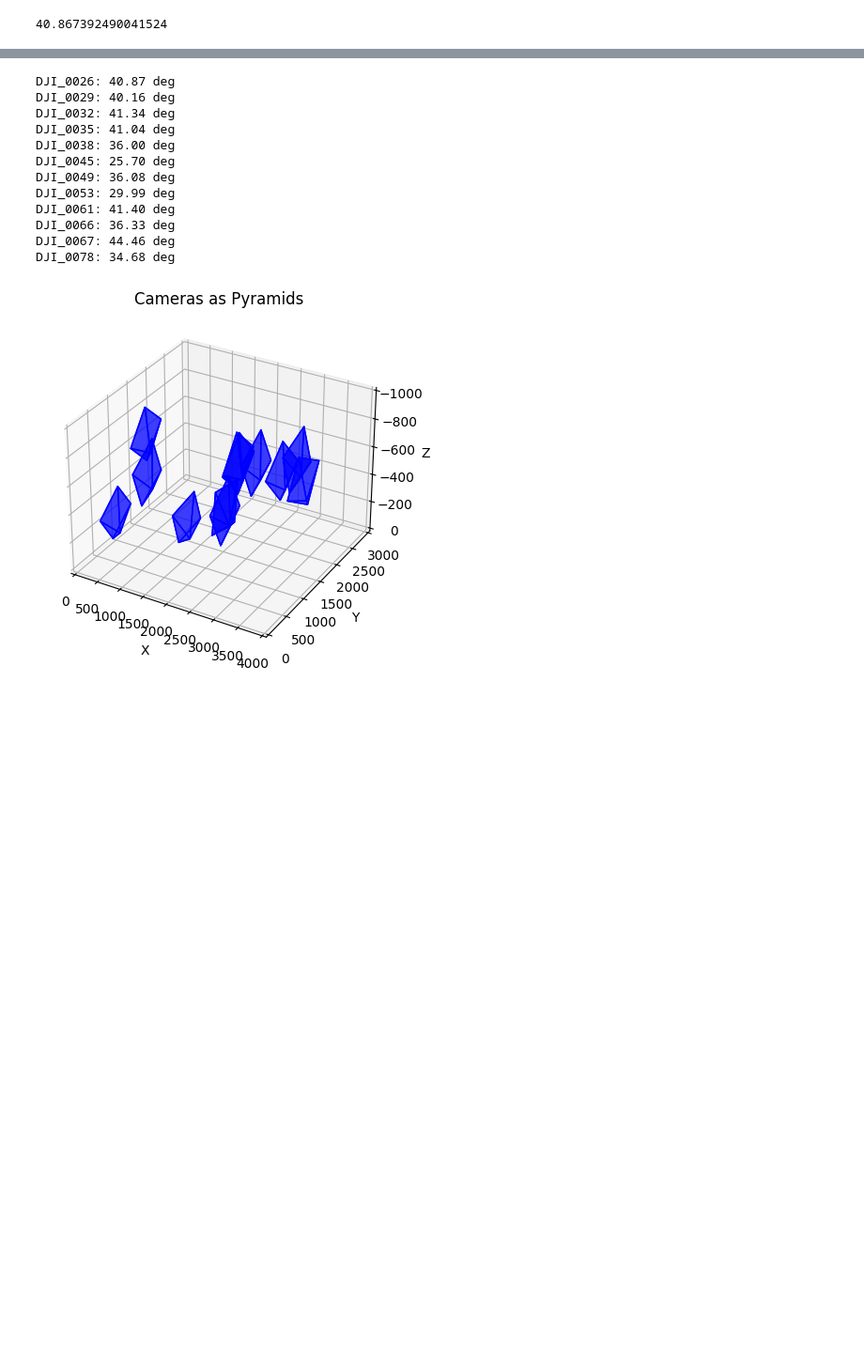
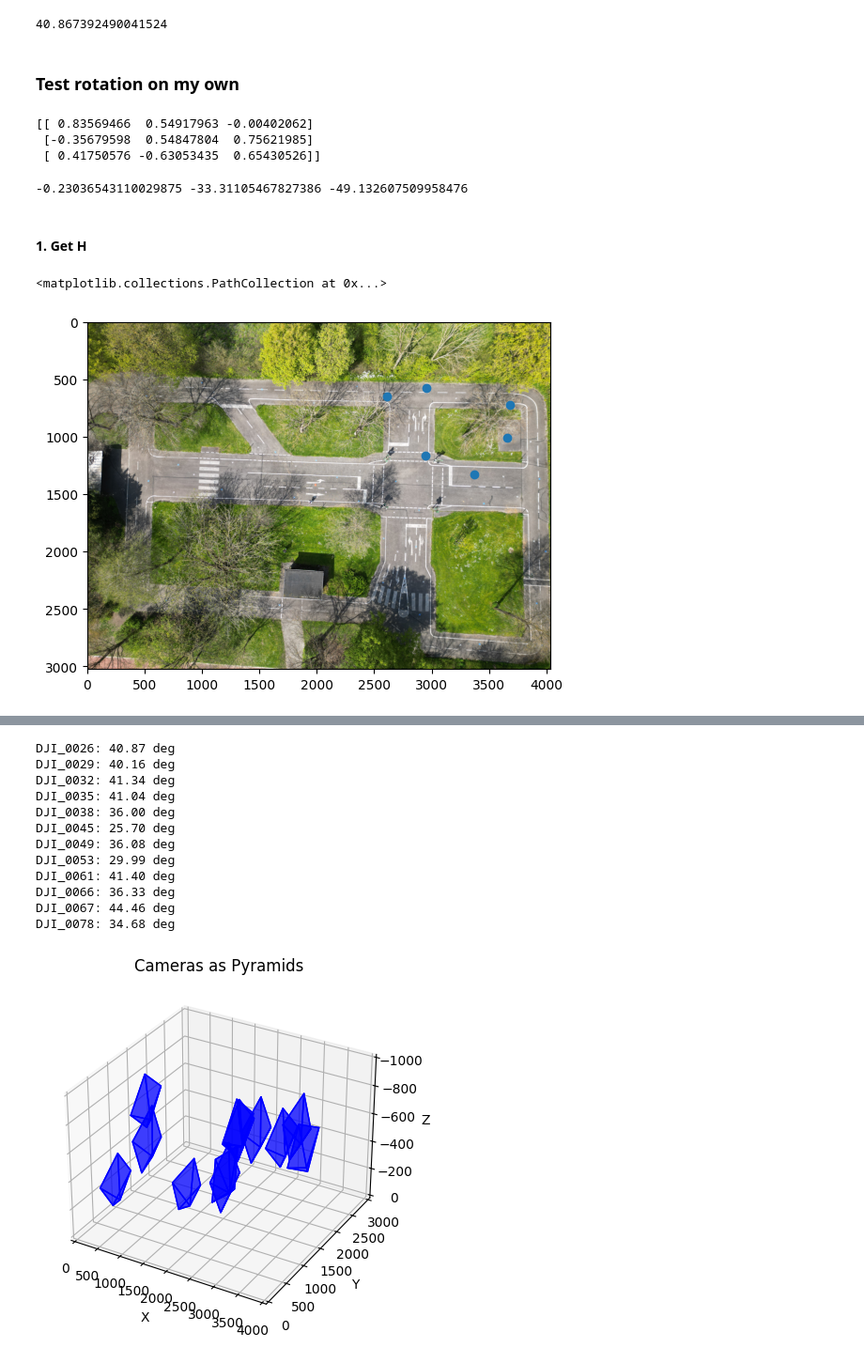
Before and after one commit to Sntz91/calibration-code, a Jupyter notebook: decomposition.ipynb, the cells around one changed output, grey strips where cells are left out. Shown at 94% size. Drawn from its saved outputs; the diff is of its cells as text; code cells hidden in the pictures; blank space fills up the shorter version.

```diff
--- a/decomposition.ipynb
+++ b/decomposition.ipynb
@@ -334,3 +299,72 @@ rot_0078 = get_camera_rotation('DJI_0078')
 rot_0026
 # %% [output]
 40.867392490041524
+# %% [markdown]
+### Test rotation on my own
+# %%
+reference_pts_pv, reference_pts_tv, validation_pts_pv, validation_pts_tv = load_dataset('DJI_0026', 'DJI_0017')
+img_pv, img_tv = get_images(pv_img, tv_img)
+
+reference_pts_pv_arr, reference_pts_tv_arr, validation_pts_pv_arr, validation_pts_tv_arr = transform_points(
+    reference_pts_pv, reference_pts_tv, validation_pts_pv, validation_pts_tv)
+reference_pts_pv_arr = reference_pts_pv_arr[:,:2].astype(np.float32)
+reference_pts_tv_arr = reference_pts_tv_arr[:,:2].astype(np.float32)
+
+image_points = reference_pts_pv_arr
+object_points = reference_pts_tv_arr
+object_points = np.pad(
+    object_points,
+    ((0, 0), (0, 1)),
+    mode = 'constant',
+    constant_values = 0
+)
+
+retval, rvec, tvec = cv2.solvePnP(
+    object_points,
+    image_points,
+    K,
+    dist
+)
+rotM = cv2.Rodrigues(rvec)[0]
+print(rotM)
+camera_position = np.matmul(-rotM.T, tvec)
+
+rotation = R.from_matrix(rotM)
+
+# Convert the rotation to Euler angles (assuming 'zyx' order)
+euler_angles = rotation.as_euler('zyx', degrees=True)
+
+# Extract the individual angles
+yaw, pitch, roll = euler_angles
+# %% [output]
+[[ 0.83569466  0.54917963 -0.00402062]
+ [-0.35679598  0.54847804  0.75621985]
+ [ 0.41750576 -0.63053435  0.65430526]]
+# %%
+print(pitch, yaw, roll)
+# %% [output]
+-0.23036543110029875 -33.31105467827386 -49.132607509958476
+# %% [markdown]
+#### 1. Get H
+# %%
+pv_img = 'DJI_0026'
+tv_img = 'DJI_0017'
+reference_pts_pv, reference_pts_tv, validation_pts_pv, validation_pts_tv = load_dataset(pv_img, tv_img)
+img_pv, img_tv = get_images(pv_img, tv_img)
+
+reference_pts_pv_arr, reference_pts_tv_arr, validation_pts_pv_arr, validation_pts_tv_arr = transform_points(
+    reference_pts_pv, reference_pts_tv, validation_pts_pv, validation_pts_tv)
+
+h, _ = cv2.findHomography(
+    reference_pts_pv_arr,
+    reference_pts_tv_arr,
+    # method = cv2.RANSAC,
+    method = 0,
+)
+h_inv = np.linalg.inv(h)
+# %%
+plt.imshow(img_tv)
+plt.scatter(validation_pts_tv_arr[:, 0], validation_pts_tv_arr[:, 1])
+# %% [output]
+<matplotlib.collections.PathCollection at 0x...>
+[figure, added]
```
Also changed, not shown: parts of 23 cells of this notebook, 5 other files.
